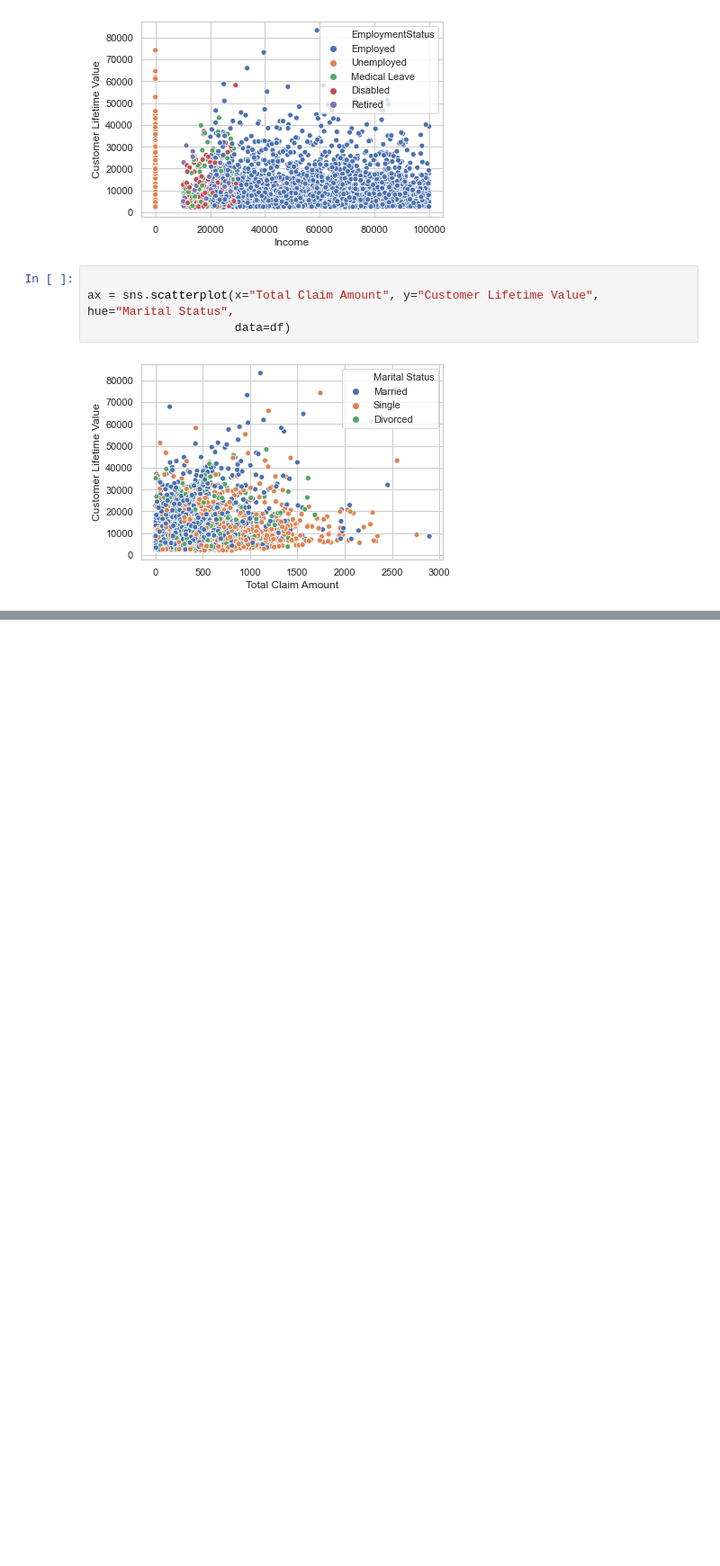
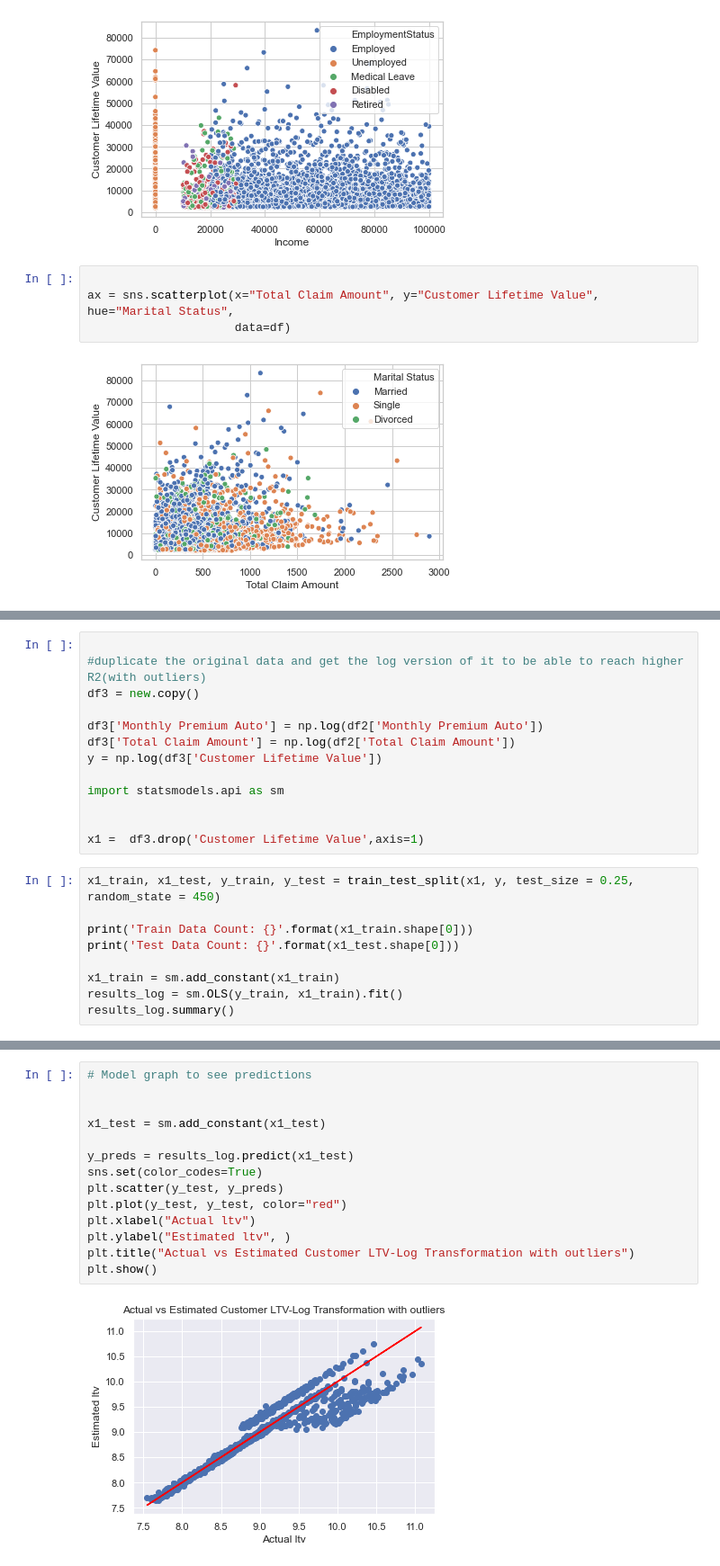
Before and after one commit to nilayduzkesen/Customer-LTV-Prediction, a Jupyter notebook: Customer LTV Prediction.ipynb, the cells around one changed output, grey strips where cells are left out. Shown at 90% size. Saved outputs shown, nothing was run; the diff lists cells and outputs as text; blank space fills up the shorter version.

```diff
--- a/Customer LTV Prediction.ipynb
+++ b/Customer LTV Prediction.ipynb
@@ -645,0 +482,22 @@ strong multicollinearity or other numerical problems.
+# %%
+
+#duplicate the original data and get the log version of it to be able to reach higher R2(with outliers)
+df3 = new.copy()
+
+df3['Monthly Premium Auto'] = np.log(df2['Monthly Premium Auto'])
+df3['Total Claim Amount'] = np.log(df2['Total Claim Amount'])
+y = np.log(df3['Customer Lifetime Value'])
+
+import statsmodels.api as sm
+
+
+x1 =  df3.drop('Customer Lifetime Value',axis=1)
+# %%
+x1_train, x1_test, y_train, y_test = train_test_split(x1, y, test_size = 0.25, random_state = 450)
+
+print('Train Data Count: {}'.format(x1_train.shape[0]))
+print('Test Data Count: {}'.format(x1_test.shape[0]))
+
+x1_train = sm.add_constant(x1_train)
+results_log = sm.OLS(y_train, x1_train).fit()
+results_log.summary()
@@ -645,0 +541,16 @@ strong multicollinearity or other numerical problems.
+# %%
+# Model graph to see predictions
+
+
+x1_test = sm.add_constant(x1_test)
+
+y_preds = results_log.predict(x1_test)
+sns.set(color_codes=True)
+plt.scatter(y_test, y_preds)
+plt.plot(y_test, y_test, color="red")
+plt.xlabel("Actual ltv")
+plt.ylabel("Estimated ltv", )
+plt.title("Actual vs Estimated Customer LTV-Log Transformation with outliers")
+plt.show()
+# %% [output]
+[figure, added]
```
Also changed, not shown: parts of 71 cells of this notebook.
